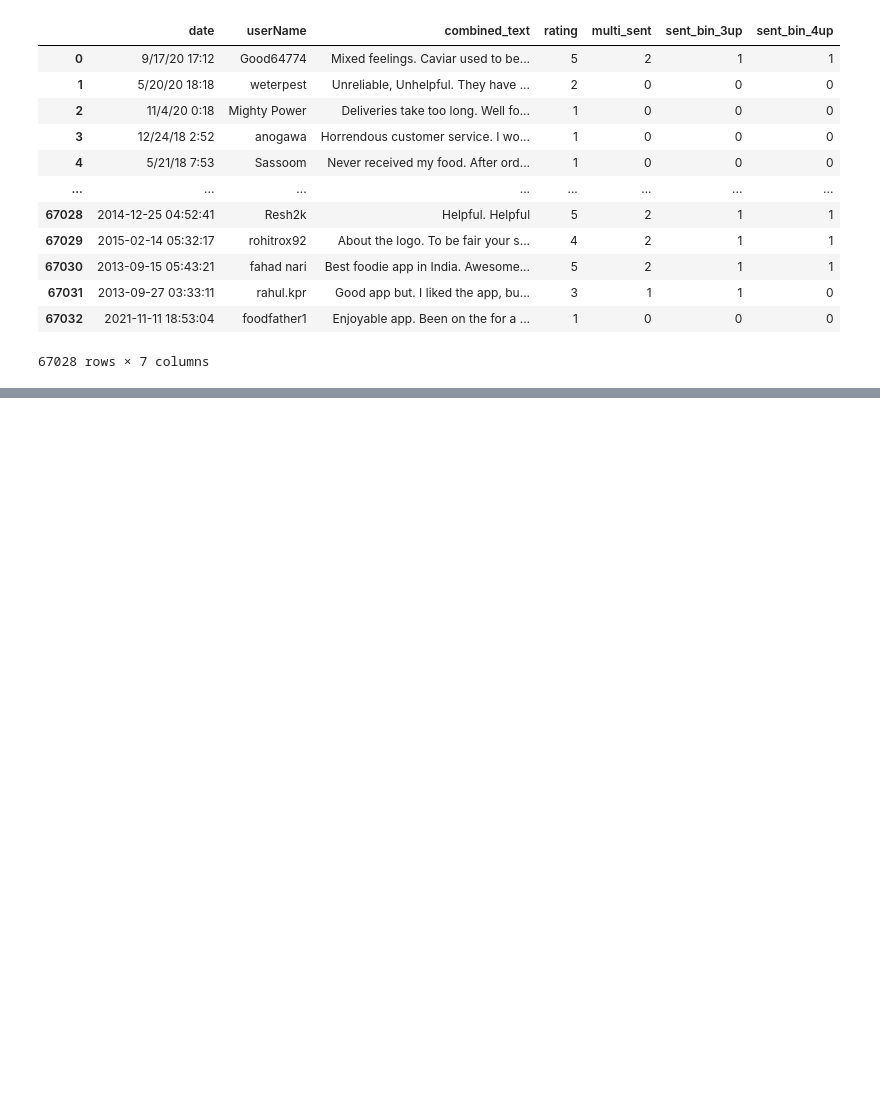
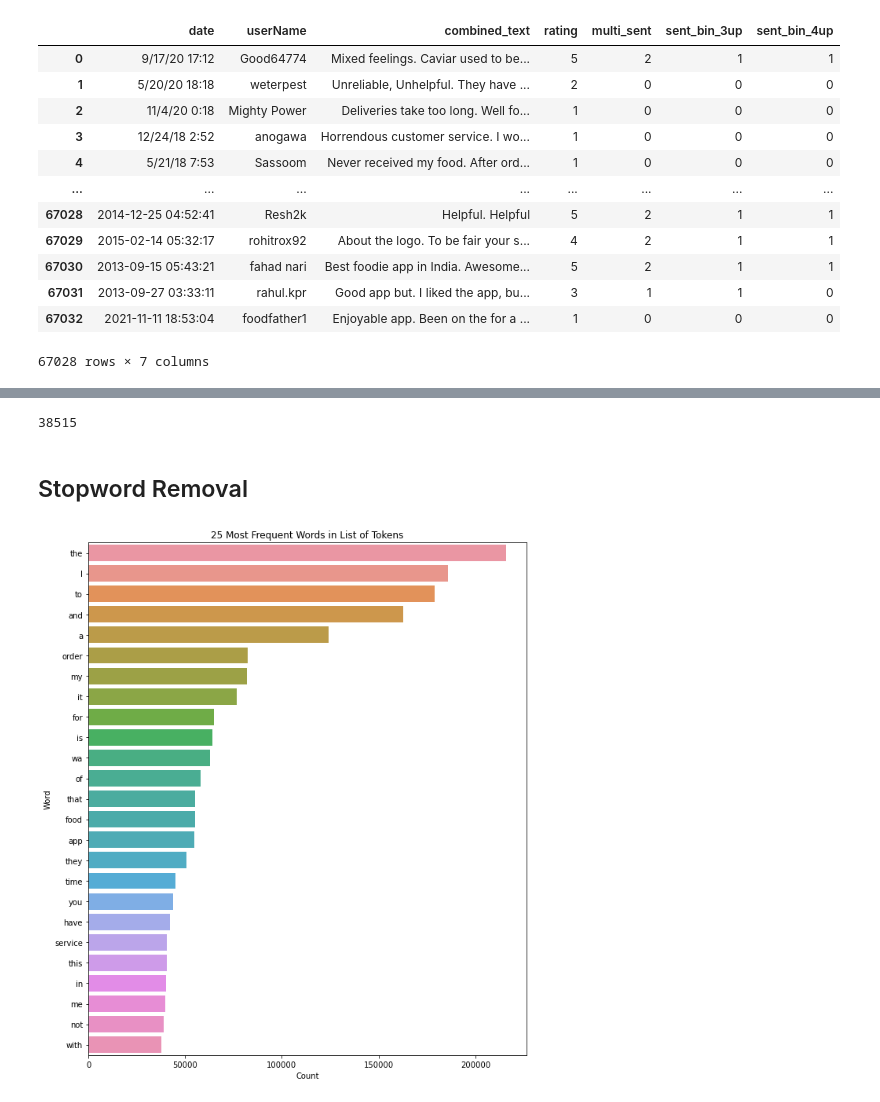
Before and after one commit to jennifernha/NLP-App-Reviews-Sentiment-Analysis, a Jupyter notebook: NLP-App-Sentiment-Analysis.ipynb, the cells around one changed output, grey strips where cells are left out. Cells and saved outputs as stored; diff of their text form; code cells hidden in the pictures; blank space fills up the shorter version.

```diff
--- a/NLP-App-Sentiment-Analysis.ipynb
+++ b/NLP-App-Sentiment-Analysis.ipynb
@@ -511,0 +516,9 @@ final_df
+# %%
+# Create a single corpus out of all combined text
+corpus = final_df['combined_text'].to_list()
+
+# Convert Corpus to Tokens
+tokens = regexp_tokenize(','.join(corpus), r"([a-zA-Z]+(?:’[a-z]+)?)")
+
+# Preview tokens
+tokens[:20]
@@ -511,0 +570,4 @@ final_df
+# %%
+# Lemmatize tokens
+nltk.download('wordnet')
+lemmatized_tokens = lemmatize_tokens(tokens)
@@ -511,0 +578,44 @@ final_df
+# %%
+# Check number of unique tokens after lemmatization
+len(set(lemmatized_tokens))
+# %% [output]
+38515
+# %% [markdown]
+## Stopword Removal
+# %%
+# Write function to create barplot of most common words
+def most_freq(tokens, n=25, figsize=(12,7)):
+    """
+    Displays bar plot of n most frequent words in a list of tokens.
+
+    Args:
+        tokens (list) : List of string tokens to plot frequency for.
+        n (int) : Number of tokens to plot.
+        figsize (float, float) : Width, height in inches.
+
+    Returns:
+
+    """
+    # Get frequency distribution of list of tokens
+    freq = FreqDist(tokens)
+
+    # Convert to DataFrame
+    most_frequent_tokens = pd.DataFrame(freq.most_common(n),
+                           columns=['word','count']).sort_values('count',
+                                                                 ascending=False)
+
+    # Plot frequency distribution
+    fig, ax = plt.subplots(figsize=(10,12))
+
+    sns.barplot(data=most_frequent_tokens, y='word', x='count',
+                ax=ax, orient='h')
+
+    ax.set_title(f'{n} Most Frequent Words in List of Tokens')
+    ax.set_ylabel('Word')
+    ax.set_xlabel('Count')
+
+
+# Display frequency distirbution of lemmatized tokens
+most_freq(lemmatized_tokens)
+# %% [output]
+[figure, added]
```
Also changed, not shown: parts of 78 cells of this notebook.
